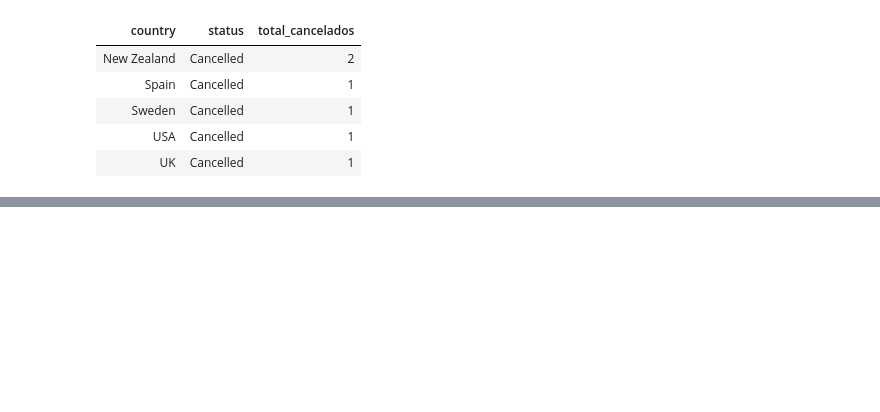
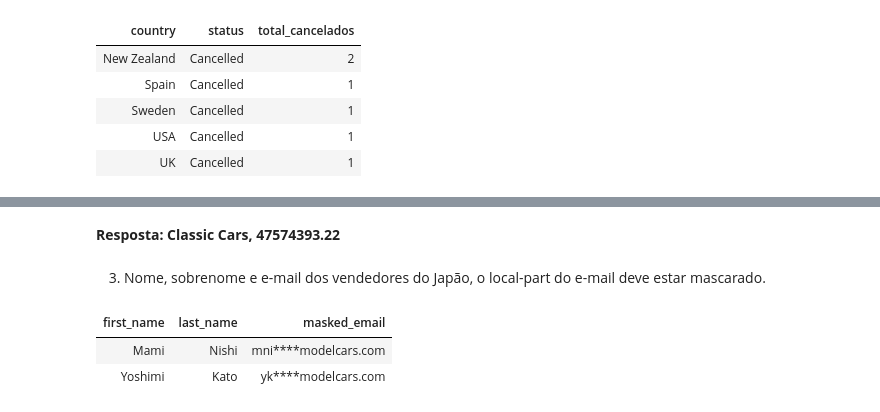
Before and after one commit to ninivehelen/case_join_ninive, a Jupyter notebook: desafio_join_notebook.ipynb, the cells around one changed output, grey strips where cells are left out. Saved outputs shown, nothing was run; the diff lists cells and outputs as text; code cells hidden in the pictures; blank space fills up the shorter version.

```diff
--- a/desafio_join_notebook.ipynb
+++ b/desafio_join_notebook.ipynb
@@ -173,0 +212,18 @@ display(df_inner_join_customers_orders)
+# %% [markdown]
+**Resposta: Classic Cars, 47574393.22**
+# %% [markdown]
+3. Nome, sobrenome e e-mail dos vendedores do Japão, o local-part do e-mail deve estar mascarado.
+# %%
+#Sql criado com spark para trazer a resposta da 3 pergunta
+df_inner_join = spark.sql("""
+select employees.first_name, employees.last_name,
+regexp_replace(employees.email, '(.{2}(.@)+(classic)+)', '****') AS masked_email
+FROM employees
+inner join offices on employees.office_code = offices.office_code
+where offices.country = 'Japan'
+""")
+display(df_inner_join)
+# %% [output]
+| first_name | last_name | masked_email |
+| Mami | Nishi | mni****modelcars.com |
+| Yoshimi | Kato | yk****modelcars.com |
```
Also changed, not shown: parts of 9 cells of this notebook.
